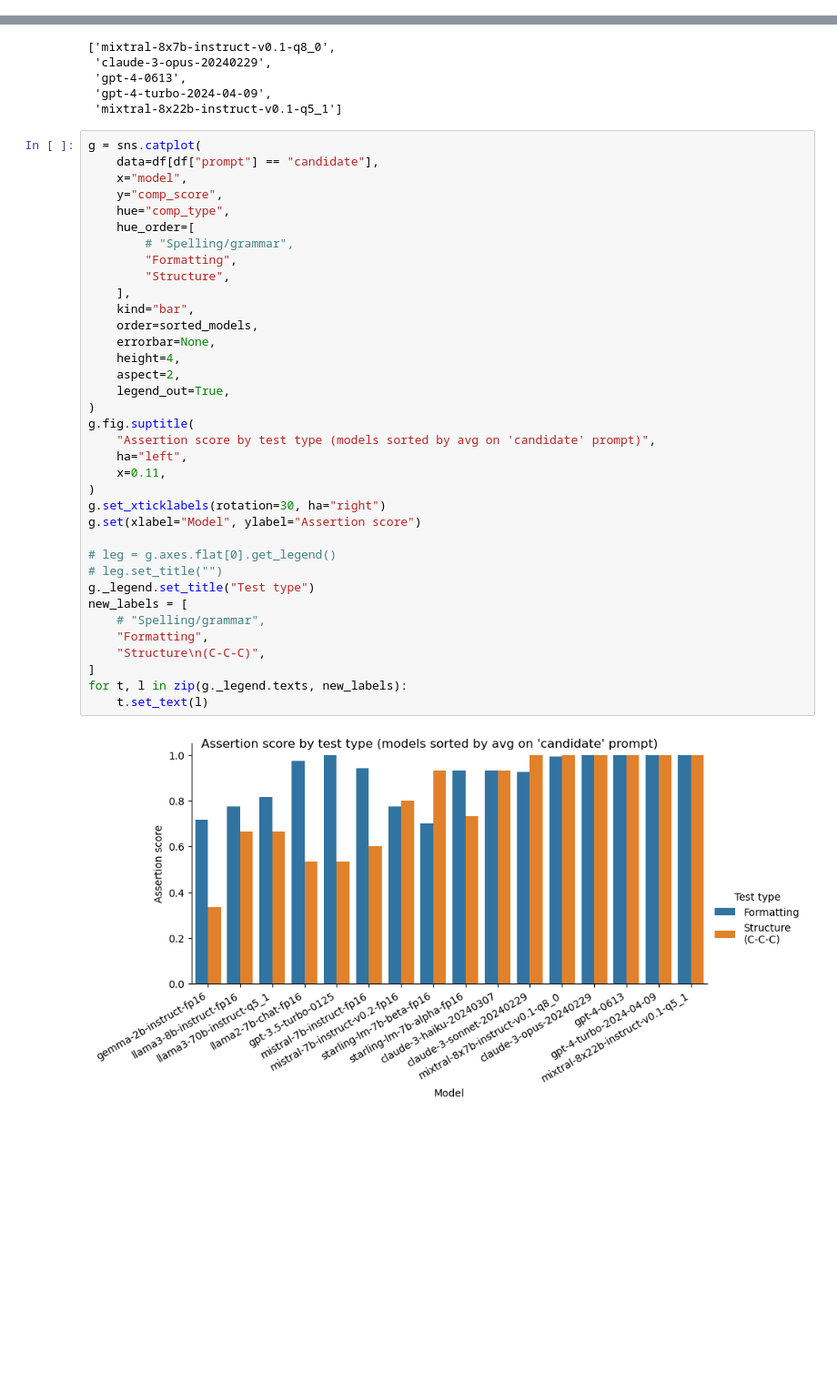
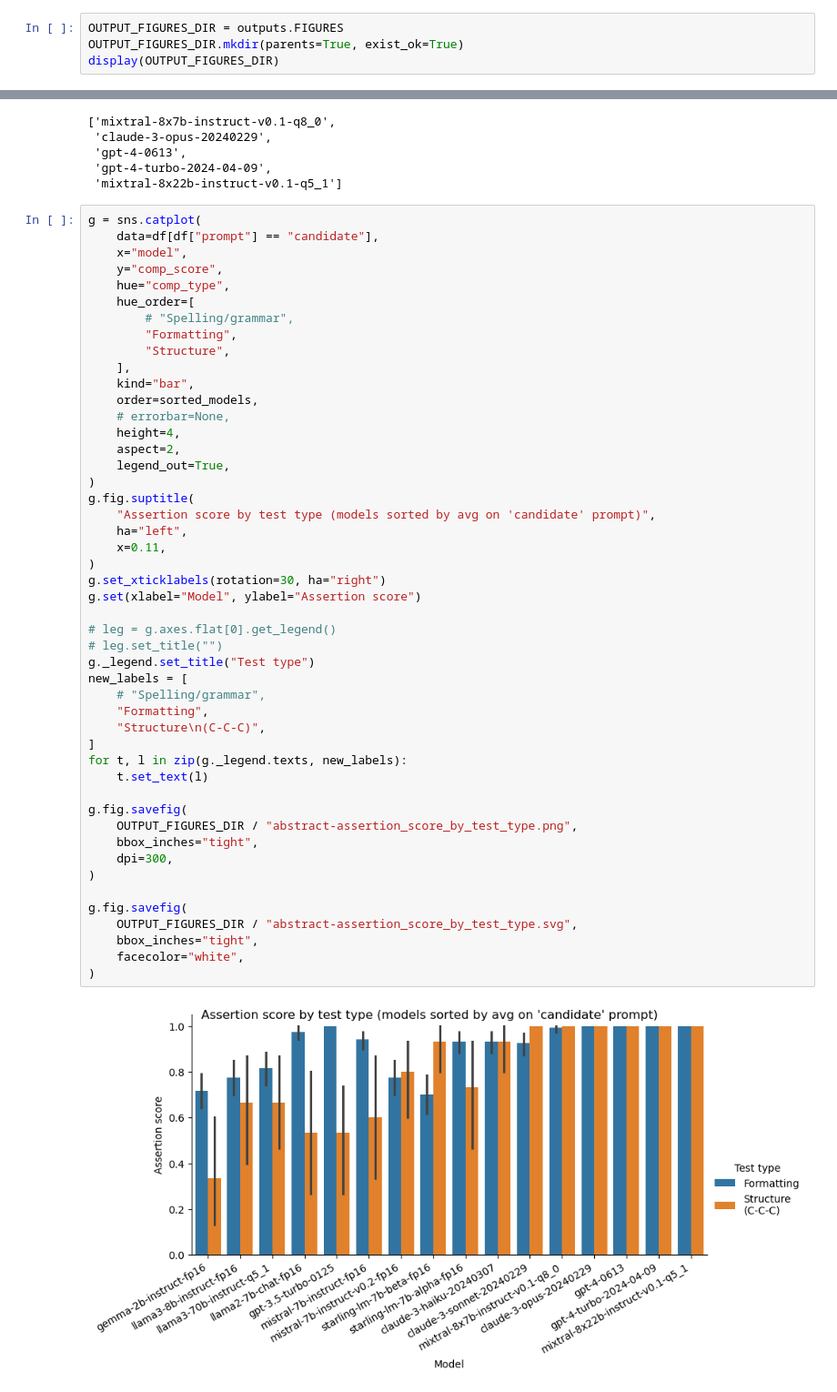
Before and after one commit to pivlab/manubot-ai-editor-evals, a Jupyter notebook: nbs/section_summary/01-abstract.ipynb, the cells around one changed output, grey strips where cells are left out. Shown at 91% size. Drawn from its saved outputs; the diff is of its cells as text; blank space fills up the shorter version.

Commit message:
nbs/summary: write image output for abstract

```diff
--- a/nbs/section_summary/01-abstract.ipynb
+++ b/nbs/section_summary/01-abstract.ipynb
@@ -20,3 +20,7 @@ TEST_TYPES = [
     "Formatting",
     "Structure",
 ]
+# %%
+OUTPUT_FIGURES_DIR = outputs.FIGURES
+OUTPUT_FIGURES_DIR.mkdir(parents=True, exist_ok=True)
+display(OUTPUT_FIGURES_DIR)
@@ -1198,32 +1204,44 @@ g = sns.catplot(
     hue_order=[
         # "Spelling/grammar",
         "Formatting",
         "Structure",
     ],
     kind="bar",
     order=sorted_models,
-    errorbar=None,
+    # errorbar=None,
     height=4,
     aspect=2,
     legend_out=True,
 )
 g.fig.suptitle(
     "Assertion score by test type (models sorted by avg on 'candidate' prompt)",
     ha="left",
     x=0.11,
 )
 g.set_xticklabels(rotation=30, ha="right")
 g.set(xlabel="Model", ylabel="Assertion score")
 
 # leg = g.axes.flat[0].get_legend()
 # leg.set_title("")
 g._legend.set_title("Test type")
 new_labels = [
     # "Spelling/grammar",
     "Formatting",
     "Structure\n(C-C-C)",
 ]
 for t, l in zip(g._legend.texts, new_labels):
     t.set_text(l)
+
+g.fig.savefig(
+    OUTPUT_FIGURES_DIR / "abstract-assertion_score_by_test_type.png",
+    bbox_inches="tight",
+    dpi=300,
+)
+
+g.fig.savefig(
+    OUTPUT_FIGURES_DIR / "abstract-assertion_score_by_test_type.svg",
+    bbox_inches="tight",
+    facecolor="white",
+)
 # %% [output]
-[figure, old version]
+[figure, new version]
```
Also changed, not shown: parts of 2 cells of this notebook, 6 other files.
